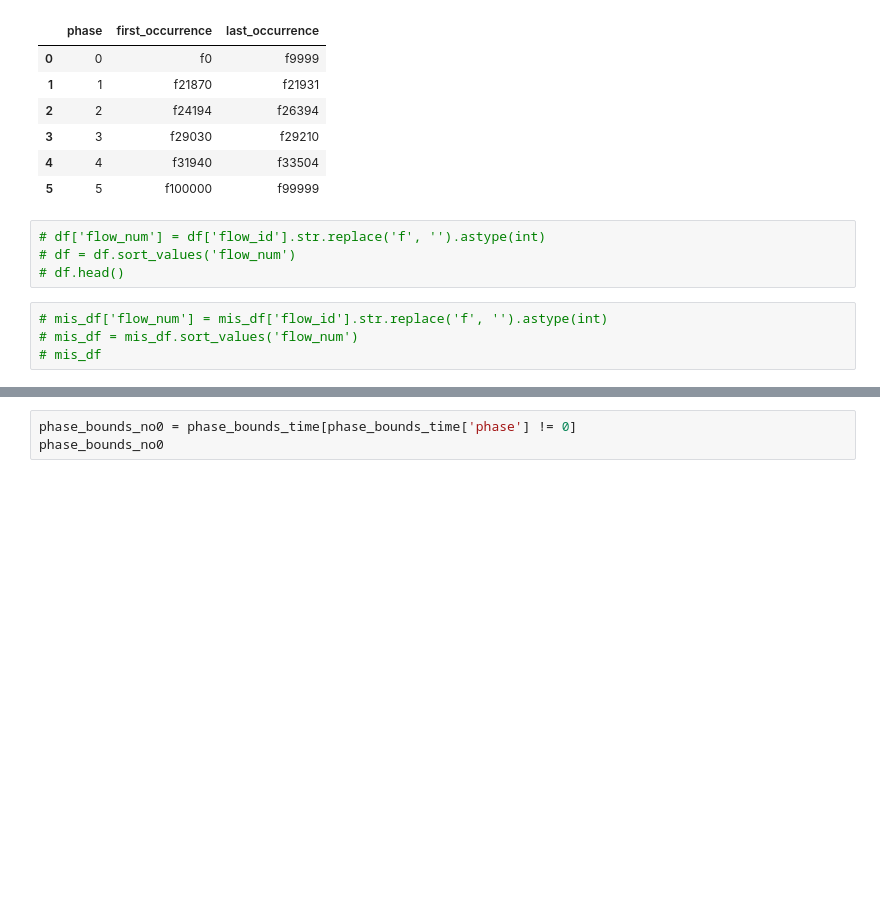
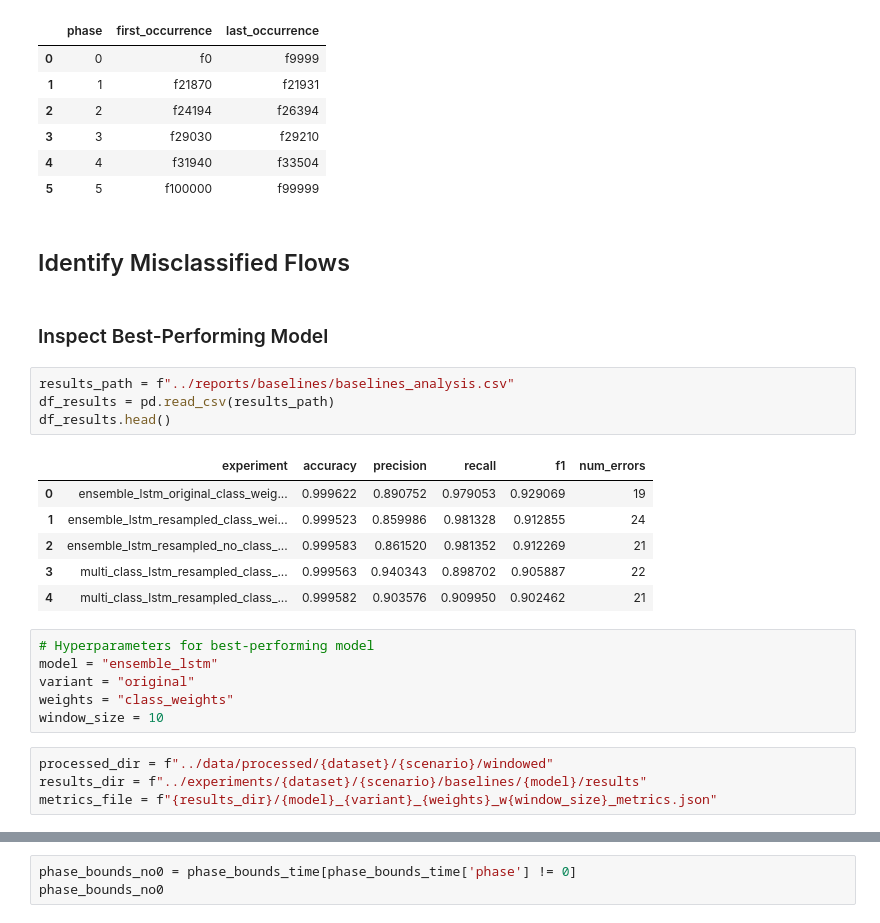
Before and after one commit to sofiaburkow/DeepChronos, a Jupyter notebook: notebooks/analyze_misclassifications.ipynb, the cells around one changed output, grey strips where cells are left out. Drawn from its saved outputs; the diff is of its cells as text; blank space fills up the shorter version.

Commit message:
initial analysis

```diff
--- a/notebooks/analyze_misclassifications.ipynb
+++ b/notebooks/analyze_misclassifications.ipynb
@@ -88,11 +52,28 @@ phase_bounds_flow_id
 | 3 | 3 | f29030 | f29210 |
 | 4 | 4 | f31940 | f33504 |
 | 5 | 5 | f100000 | f99999 |
-# %%
-# df['flow_num'] = df['flow_id'].str.replace('f', '').astype(int)
-# df = df.sort_values('flow_num')
-# df.head()
-# %%
-# mis_df['flow_num'] = mis_df['flow_id'].str.replace('f', '').astype(int)
-# mis_df = mis_df.sort_values('flow_num')
-# mis_df
+# %% [markdown]
+## Identify Misclassified Flows
+# %% [markdown]
+### Inspect Best-Performing Model
+# %%
+results_path = f"../reports/baselines/baselines_analysis.csv"
+df_results = pd.read_csv(results_path)
+df_results.head()
+# %% [output]
+|  | experiment | accuracy | precision | recall | f1 | num_errors |
+| 0 | ensemble_lstm_original_class_weig... | 0.999622 | 0.890752 | 0.979053 | 0.929069 | 19 |
+| 1 | ensemble_lstm_resampled_class_wei... | 0.999523 | 0.859986 | 0.981328 | 0.912855 | 24 |
+| 2 | ensemble_lstm_resampled_no_class_... | 0.999583 | 0.861520 | 0.981352 | 0.912269 | 21 |
+| 3 | multi_class_lstm_resampled_class_... | 0.999563 | 0.940343 | 0.898702 | 0.905887 | 22 |
+| 4 | multi_class_lstm_resampled_class_... | 0.999582 | 0.903576 | 0.909950 | 0.902462 | 21 |
+# %%
+# Hyperparameters for best-performing model
+model = "ensemble_lstm"
+variant = "original"
+weights = "class_weights"
+window_size = 10
+# %%
+processed_dir = f"../data/processed/{dataset}/{scenario}/windowed"
+results_dir = f"../experiments/{dataset}/{scenario}/baselines/{model}/results"
+metrics_file = f"{results_dir}/{model}_{variant}_{weights}_w{window_size}_metrics.json"
```
Also changed, not shown: parts of 40 cells of this notebook, 2 other files.
